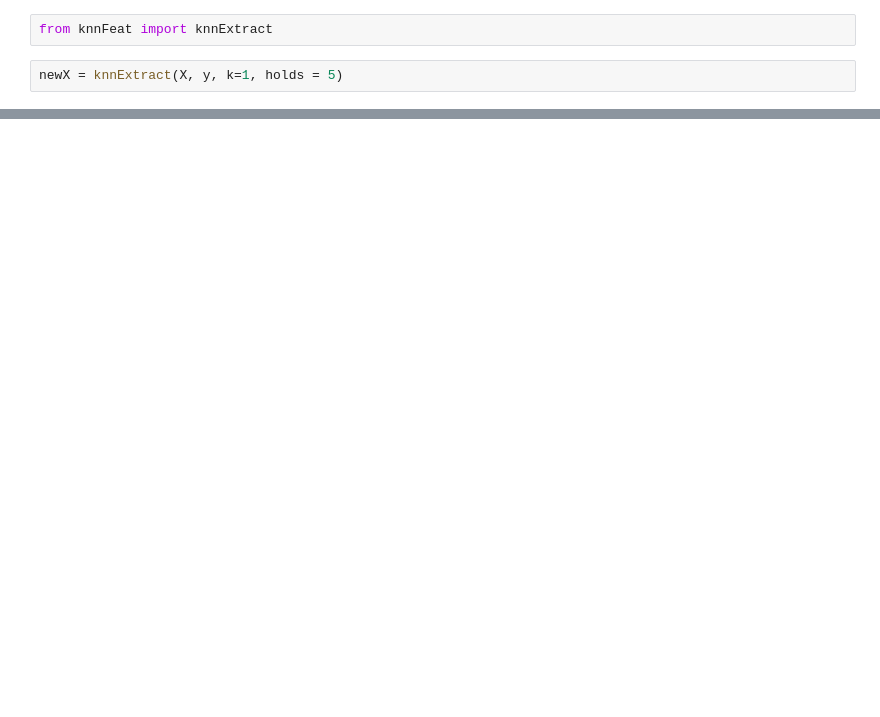
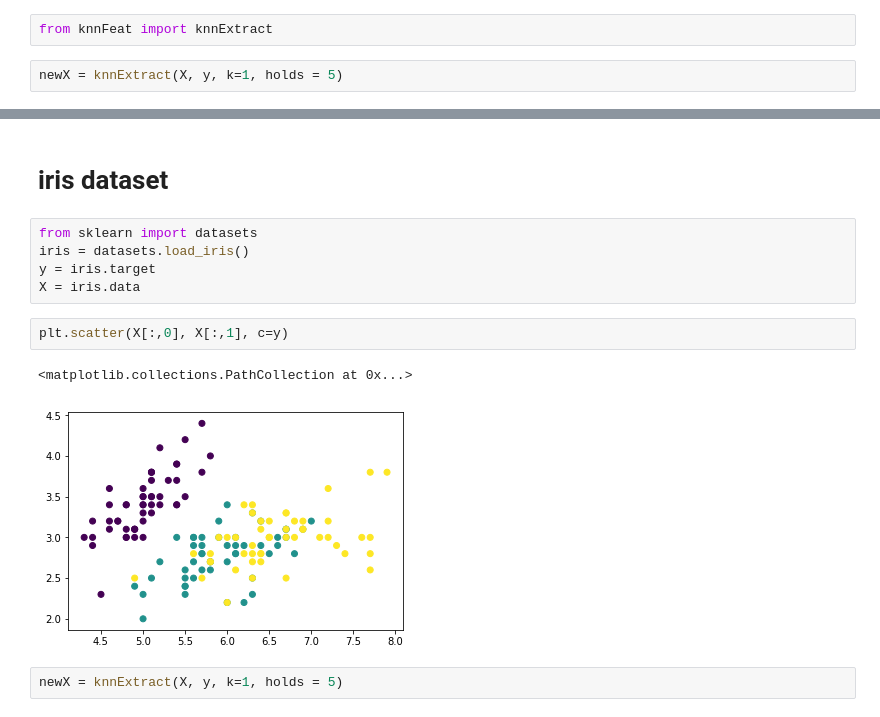
Before and after one commit to upura/knnFeat, a Jupyter notebook: demo.ipynb, the cells around one changed output, grey strips where cells are left out. Drawn from its saved outputs; the diff is of its cells as text; blank space fills up the shorter version.

```diff
--- a/demo.ipynb
+++ b/demo.ipynb
@@ -23,0 +24,14 @@ plt.scatter(newX[:,0], newX[:,1], c=y)
+# %% [markdown]
+# iris dataset
+# %%
+from sklearn import datasets
+iris = datasets.load_iris()
+y = iris.target
+X = iris.data
+# %%
+plt.scatter(X[:,0], X[:,1], c=y)
+# %% [output]
+<matplotlib.collections.PathCollection at 0x...>
+[figure, added]
+# %%
+newX = knnExtract(X, y, k=1, holds = 5)
```
Also changed, not shown: parts of 3 cells of this notebook.
